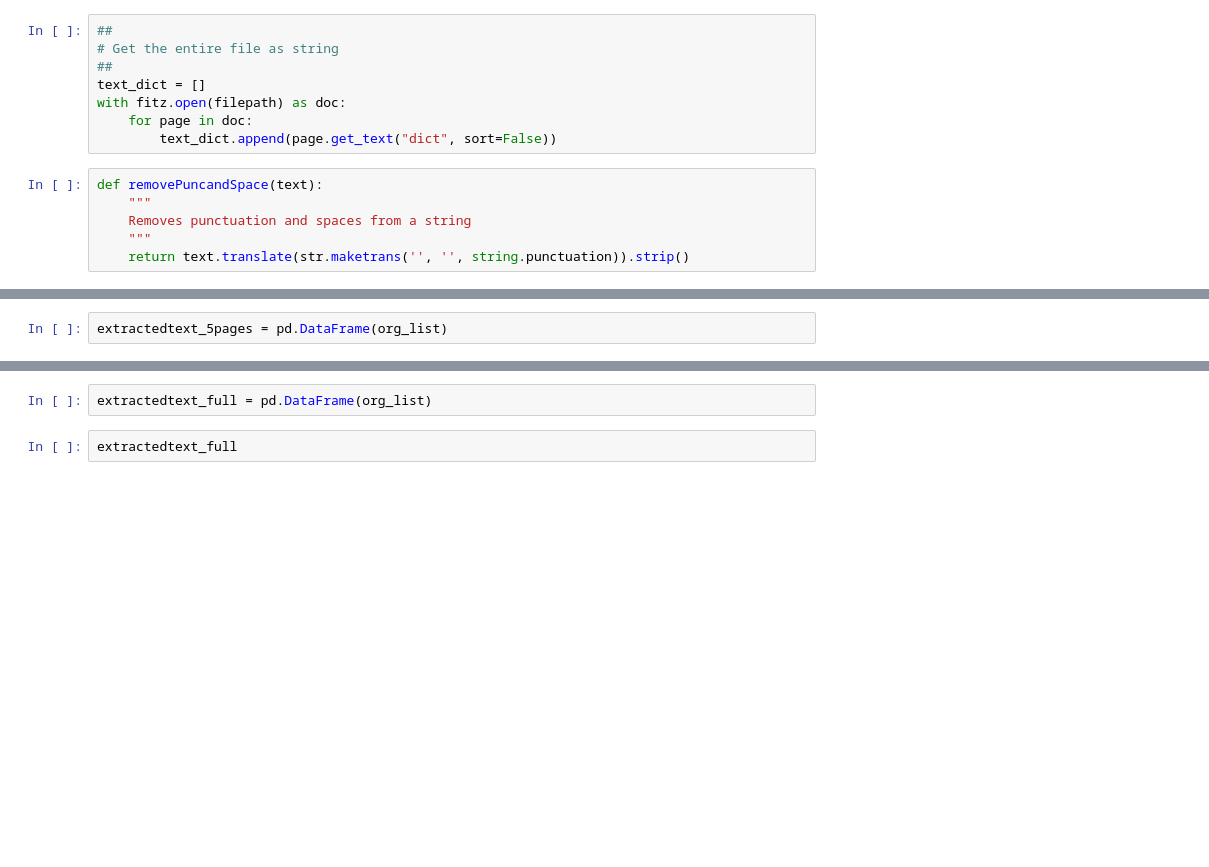
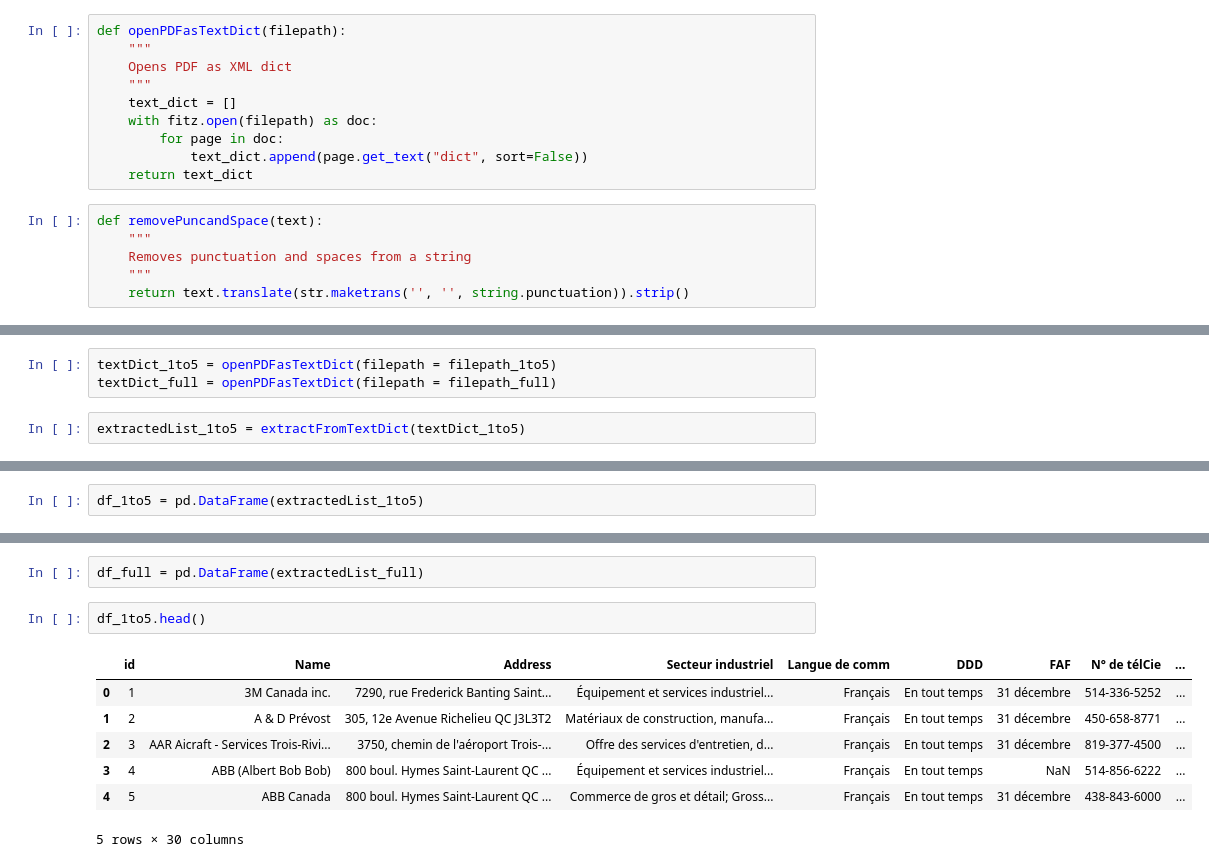
Before and after one commit to carlosfg97/Kurling4Kids, a Jupyter notebook: pdfextract_v1.ipynb, the cells around one changed output, grey strips where cells are left out. Saved outputs shown, nothing was run; the diff lists cells and outputs as text; blank space fills up the shorter version.

```diff
--- a/pdfextract_v1.ipynb
+++ b/pdfextract_v1.ipynb
@@ -7,11 +9,13 @@ filepath = r'REP-EDC-2020_Fusion_Final-1-5.pdf'
 # %%
-##
-# Get the entire file as string
-##
-text_dict = []
-with fitz.open(filepath) as doc:
-    for page in doc:
-        text_dict.append(page.get_text("dict", sort=False))
+def openPDFasTextDict(filepath):
+    """
+    Opens PDF as XML dict
+    """
+    text_dict = []
+    with fitz.open(filepath) as doc:
+        for page in doc:
+            text_dict.append(page.get_text("dict", sort=False))
+    return text_dict
 # %%
 def removePuncandSpace(text):
     """
@@ -89,0 +95,5 @@ for count_page, page in enumerate(text_dict):
+# %%
+textDict_1to5 = openPDFasTextDict(filepath = filepath_1to5)
+textDict_full = openPDFasTextDict(filepath = filepath_full)
+# %%
+extractedList_1to5 = extractFromTextDict(textDict_1to5)
@@ -90,2 +102,2 @@ for count_page, page in enumerate(text_dict):
 # %%
-extractedtext_5pages = pd.DataFrame(org_list)
+df_1to5 = pd.DataFrame(extractedList_1to5)
@@ -192,4 +104,12 @@ for count_page, page in enumerate(text_dict_full):
 # %%
-extractedtext_full = pd.DataFrame(org_list)
+df_full = pd.DataFrame(extractedList_full)
-# %%
-extractedtext_full
+# %%
+df_1to5.head()
+# %% [output]
+|  | id | Name | Address | Secteur industriel | Langue de comm | DDD | FAF | N° de télCie | ... |
+| 0 | 1 | 3M Canada inc. | 7290, rue Frederick Banting Saint... | Équipement et services industriel... | Français | En tout temps | 31 décembre | 514-336-5252 | ... |
+| 1 | 2 | A & D Prévost | 305, 12e Avenue Richelieu QC J3L3T2 | Matériaux de construction, manufa... | Français | En tout temps | 31 décembre | 450-658-8771 | ... |
+| 2 | 3 | AAR Aicraft - Services Trois-Rivi... | 3750, chemin de l'aéroport Trois-... | Offre des services d'entretien, d... | Français | En tout temps | 31 décembre | 819-377-4500 | ... |
+| 3 | 4 | ABB (Albert Bob Bob) | 800 boul. Hymes Saint-Laurent QC ... | Équipement et services industriel... | Français | En tout temps | NaN | 514-856-6222 | ... |
+| 4 | 5 | ABB Canada | 800 boul. Hymes Saint-Laurent QC ... | Commerce de gros et détail; Gross... | Français | En tout temps | 31 décembre | 438-843-6000 | ... |
+5 rows × 30 columns
```
Also changed, not shown: parts of 11 cells of this notebook, 1 other file.
